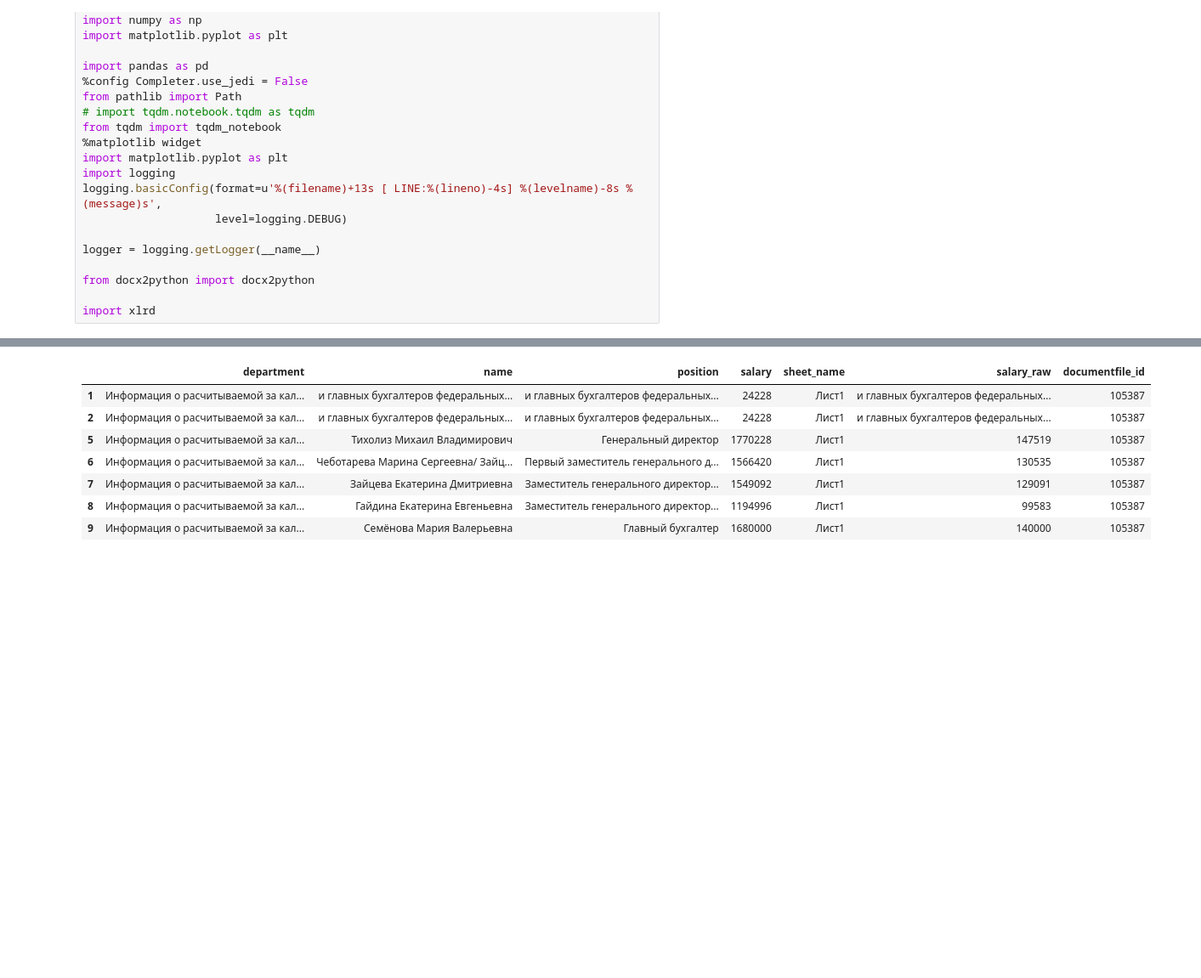
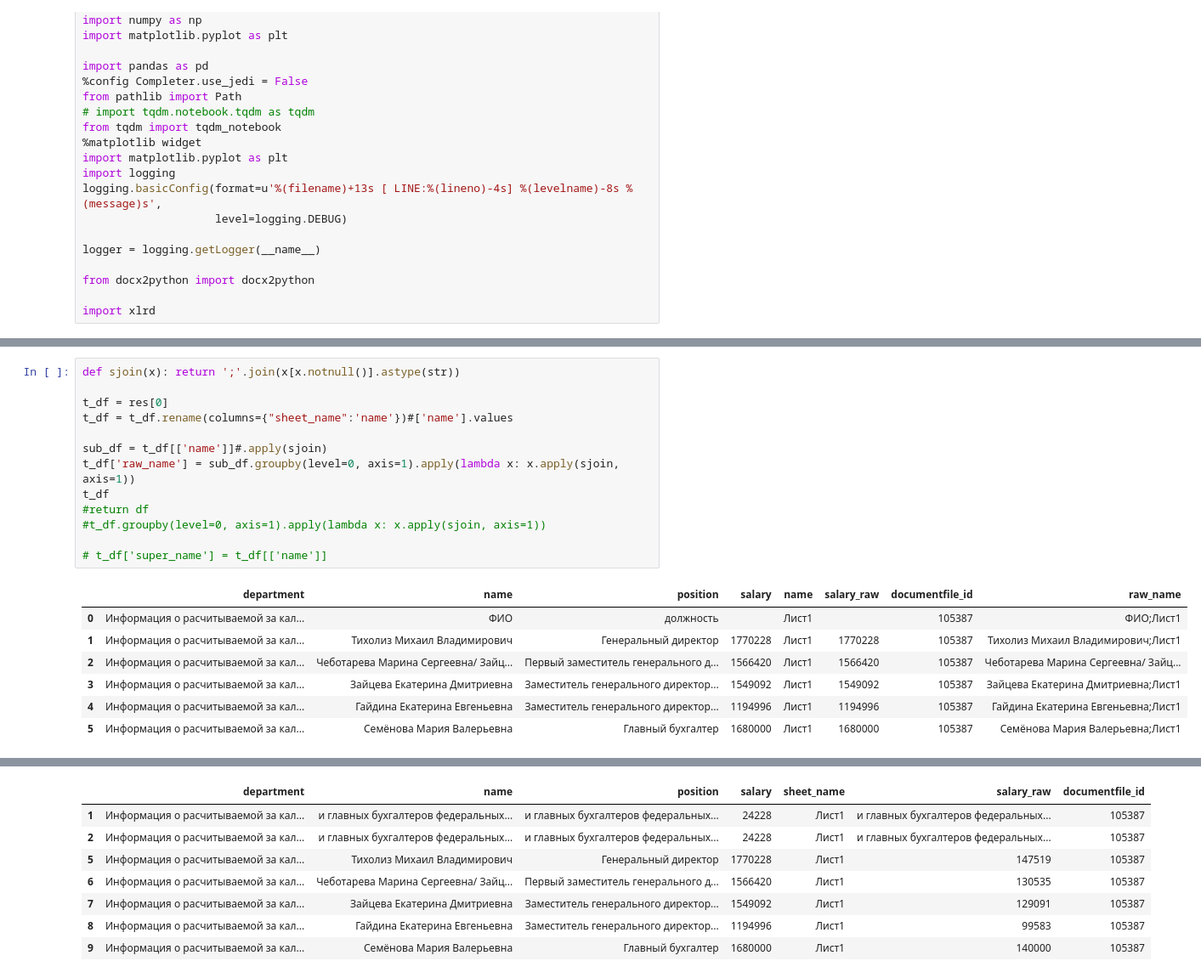
Before and after one commit to kbondar17/declarations-parser, a Jupyter notebook: parser/excel_parser.ipynb, the cells around one changed output, grey strips where cells are left out. Shown: that part at 85% size. Saved outputs shown, nothing was run; the diff lists cells and outputs as text; blank space fills up the shorter version.

```diff
--- a/parser/excel_parser.ipynb
+++ b/parser/excel_parser.ipynb
@@ -173,3 +182,24 @@ class DataCleaner:
         # df = self.remove_short_rows(df)
         # df = self.concat_same_cols(df)
         return df
+# %%
+def sjoin(x): return ';'.join(x[x.notnull()].astype(str))
+
+t_df = res[0]
+t_df = t_df.rename(columns={"sheet_name":'name'})#['name'].values
+
+sub_df = t_df[['name']]#.apply(sjoin)
+t_df['raw_name'] = sub_df.groupby(level=0, axis=1).apply(lambda x: x.apply(sjoin, axis=1))
+t_df
+#return df
+#t_df.groupby(level=0, axis=1).apply(lambda x: x.apply(sjoin, axis=1))
+
+# t_df['super_name'] = t_df[['name']]
+# %% [output]
+|  | department | name | position | salary | name | salary_raw | documentfile_id | raw_name |
+| 0 | Информация о расчитываемой за кал... | ФИО | должность |  | Лист1 |  | 105387 | ФИО;Лист1 |
+| 1 | Информация о расчитываемой за кал... | Тихолиз Михаил Владимирович | Генеральный директор | 1770228 | Лист1 | 1770228 | 105387 | Тихолиз Михаил Владимирович;Лист1 |
+| 2 | Информация о расчитываемой за кал... | Чеботарева Марина Сергеевна/ Зайц... | Первый заместитель генерального д... | 1566420 | Лист1 | 1566420 | 105387 | Чеботарева Марина Сергеевна/ Зайц... |
+| 3 | Информация о расчитываемой за кал... | Зайцева Екатерина Дмитриевна | Заместитель генерального директор... | 1549092 | Лист1 | 1549092 | 105387 | Зайцева Екатерина Дмитриевна;Лист1 |
+| 4 | Информация о расчитываемой за кал... | Гайдина Екатерина Евгеньевна | Заместитель генерального директор... | 1194996 | Лист1 | 1194996 | 105387 | Гайдина Екатерина Евгеньевна;Лист1 |
+| 5 | Информация о расчитываемой за кал... | Семёнова Мария Валерьевна | Главный бухгалтер | 1680000 | Лист1 | 1680000 | 105387 | Семёнова Мария Валерьевна;Лист1 |
```
Also changed, not shown: parts of 5 cells of this notebook.
